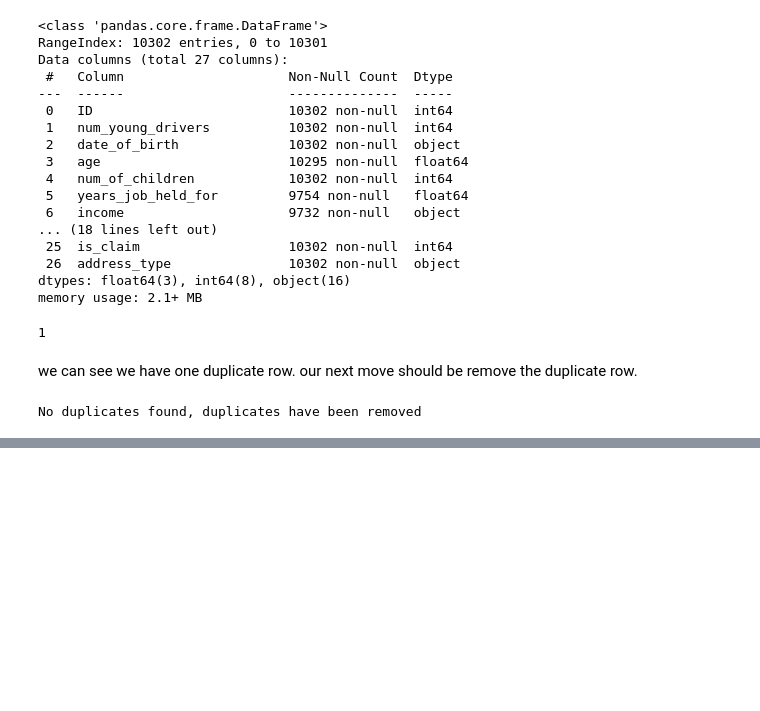
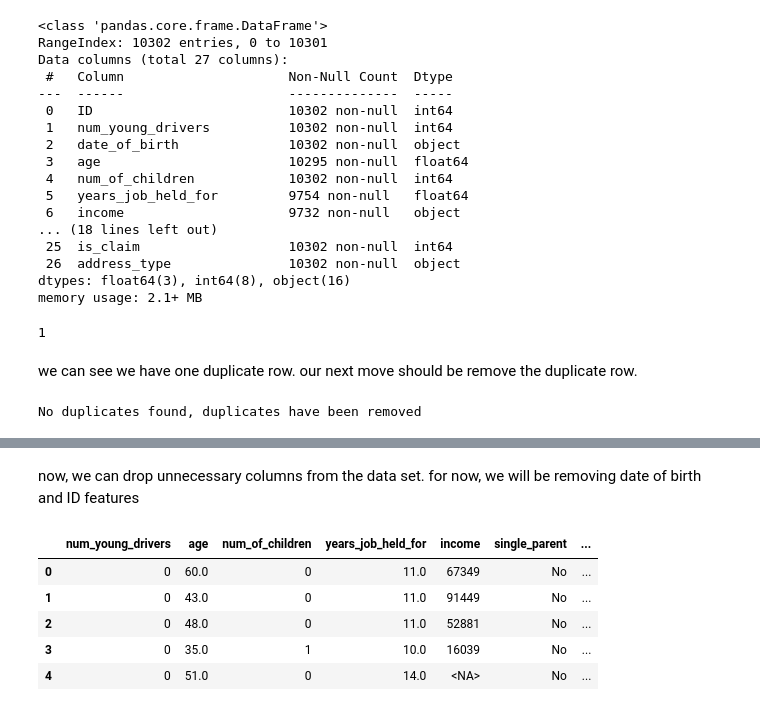
Before and after one commit to chapi1420/auto-insurance, a Jupyter notebook: modeling/main.ipynb, the cells around one changed output, grey strips where cells are left out. Saved outputs shown, nothing was run; the diff lists cells and outputs as text; code cells hidden in the pictures; blank space fills up the shorter version.

```diff
--- a/modeling/main.ipynb
+++ b/modeling/main.ipynb
@@ -128,0 +163,18 @@ data_df.head()
+# %% [markdown]
+now, we can drop unnecessary columns from the data set. for now, we will be removing date of birth and ID features
+# %%
+def remove_unnecessary_columns(data):
+    if 'date_of_birth'  in data.columns:
+        data.drop(columns=['date_of_birth'], inplace=True)
+    if 'ID' in data.columns:
+        data.drop(columns=['ID'], inplace=True)
+    return data
+data_df = remove_unnecessary_columns(data_df)
+data_df.head()
+# %% [output]
+|  | num_young_drivers | age | num_of_children | years_job_held_for | income | single_parent | ... |
+| 0 | 0 | 60.0 | 0 | 11.0 | 67349 | No | ... |
+| 1 | 0 | 43.0 | 0 | 11.0 | 91449 | No | ... |
+| 2 | 0 | 48.0 | 0 | 11.0 | 52881 | No | ... |
+| 3 | 0 | 35.0 | 1 | 10.0 | 16039 | No | ... |
+| 4 | 0 | 51.0 | 0 | 14.0 | <NA> | No | ... |
```
Also changed, not shown: parts of 13 cells of this notebook.
